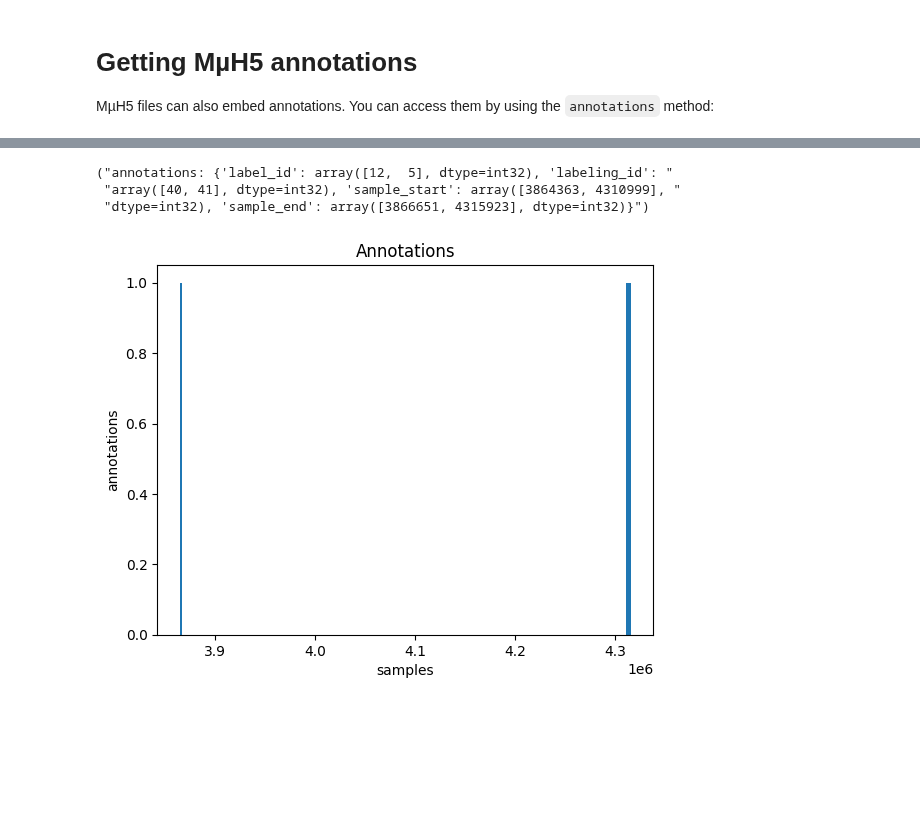
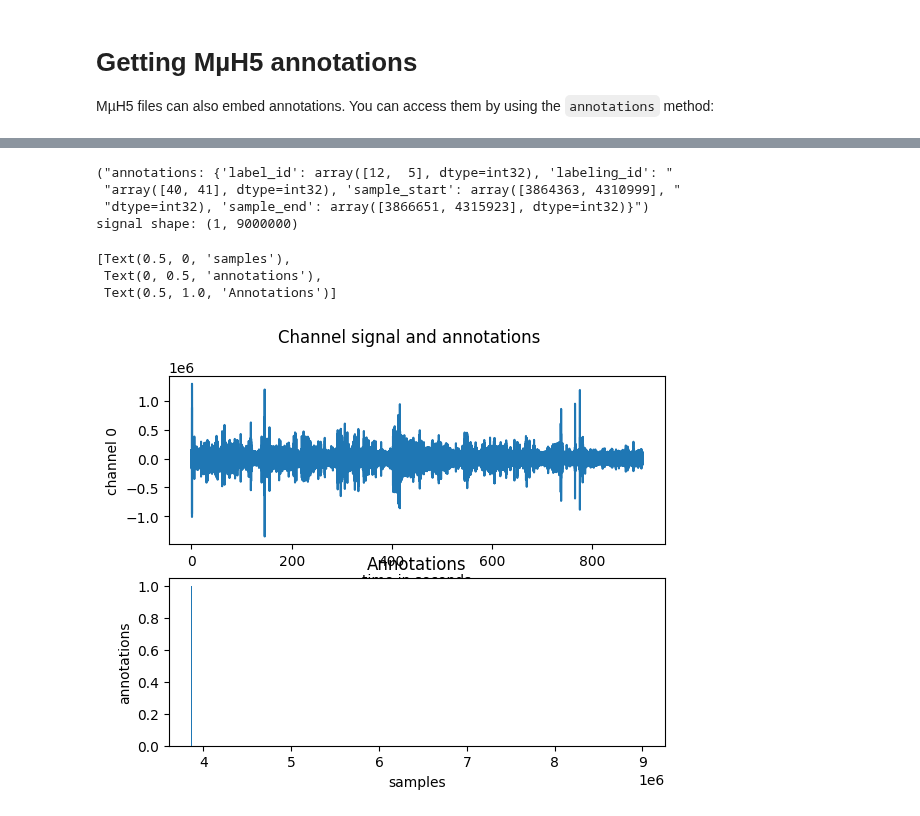
Before and after one commit to bimea/megamicros, a Jupyter notebook: notebooks/getstarted_MemsARrayH5.ipynb, the cells around one changed output, grey strips where cells are left out. Saved outputs shown, nothing was run; the diff lists cells and outputs as text; code cells hidden in the pictures; blank space fills up the shorter version.

```diff
--- a/notebooks/getstarted_MemsARrayH5.ipynb
+++ b/notebooks/getstarted_MemsARrayH5.ipynb
@@ -194,7 +194,7 @@ MµH5 files can also embed annotations. You can access them by using the `annota
 # %%
 # Choose a H5 file in your H5 files directory
 from pprint import pprint
-DIRECTORY = '/Users/brunogas/Data/muh5/'
+DIRECTORY = './'
 FILENAME = DIRECTORY + 'mu5h-20220721-000637-annotated.h5'
 
 # Define the antenna
@@ -202,8 +202,13 @@ antenna = MemsArrayH5(
     filename=FILENAME
 )
 
+# Get annotations
 annotations = antenna.annotations
 pprint( f"annotations: {annotations}")
+
+# Get signal
+signal = antenna.get(channels=(0,) )
+print( f"signal shape: {np.shape( signal )}" )
 
 # plot annotations with bar plot
 count = len( annotations['sample_start'] )
@@ -216,12 +221,18 @@ for i in range( count ):
     width.append( annotations['sample_end'][i] - annotations['sample_start'][i] )
     labels.append( str( annotations['label_id'][i] ) )
 
-fig, ax = plt.subplots()
-ax.bar( x, height=height, width=width, align='center', label=labels )
-ax.set( xlabel='samples', ylabel='annotations', title='Annotations' )
+# Add a last bar to cover all signal for plotting purpose
+x.append( np.size( signal, 1 ) )
+width.append( 1 )
+labels.append( '' )
+height.append( 1 )
 
-#plt.bar( x, height=height, width=width, bottom=None, align='center', label=labels )
-#plt.title( 'Annotations' )
+fig, axs = plt.subplots( 2 )
+fig.suptitle('Channel signal and annotations')
 
-plt.show()
+time = np.array( range( np.size(signal,1) ) )/antenna.sampling_frequency
+axs[0].plot( time, signal[0,:])
+axs[0].set( xlabel='time in seconds', ylabel=f'channel {0}' )
+axs[1].bar( x, height=height, width=width, align='center' )
+axs[1].set( xlabel='samples', ylabel='annotations', title='Annotations' )
 # %% [output]
@@ -236,4 +257,8 @@ plt.show()
 ("annotations: {'label_id': array([12,  5], dtype=int32), 'labeling_id': "
  "array([40, 41], dtype=int32), 'sample_start': array([3864363, 4310999], "
  "dtype=int32), 'sample_end': array([3866651, 4315923], dtype=int32)}")
+signal shape: (1, 9000000)
+[Text(0.5, 0, 'samples'),
+ Text(0, 0.5, 'annotations'),
+ Text(0.5, 1.0, 'Annotations')]
-[figure, old version]
+[figure, new version]
```
Also changed, not shown: parts of 1 cell of this notebook, 1 other file.
